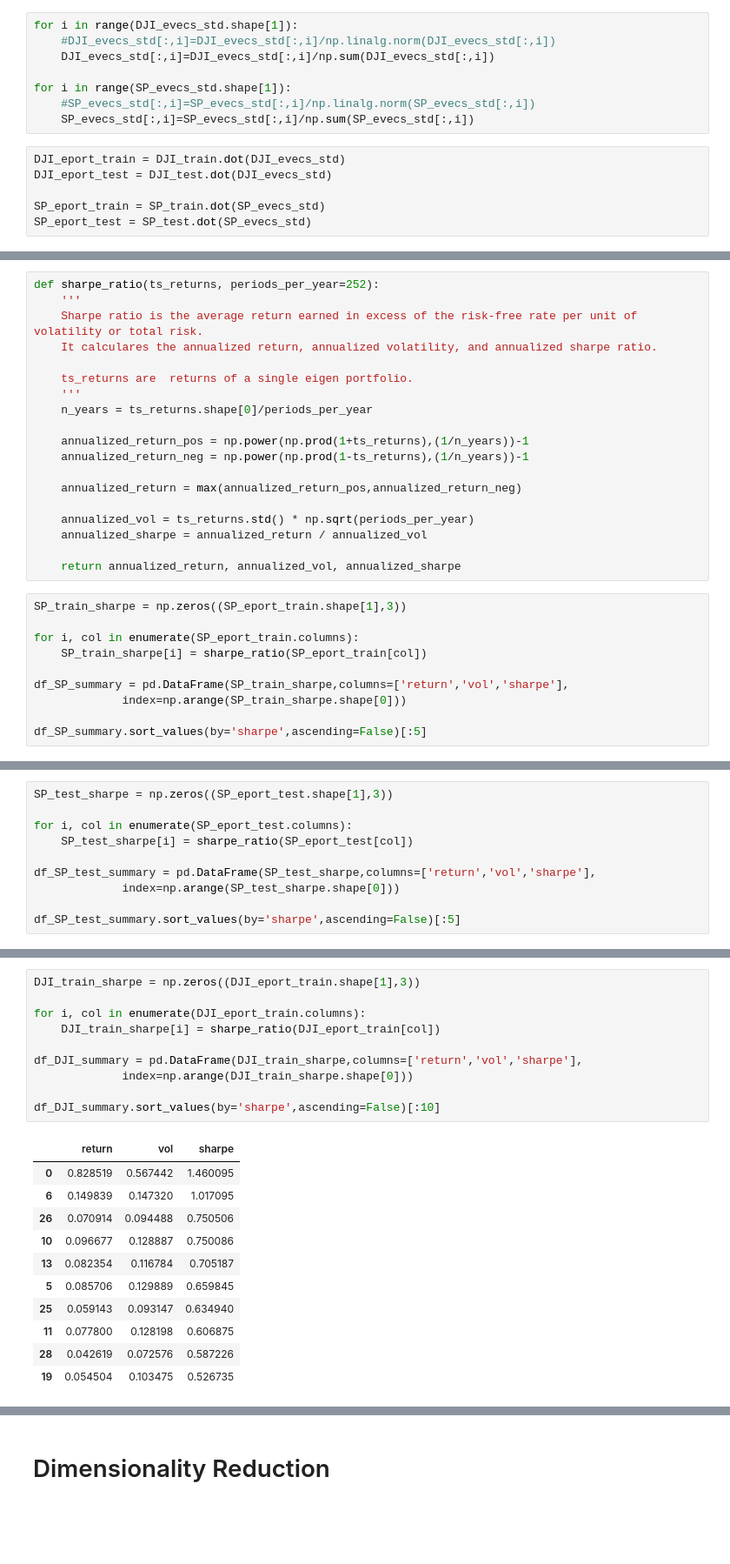
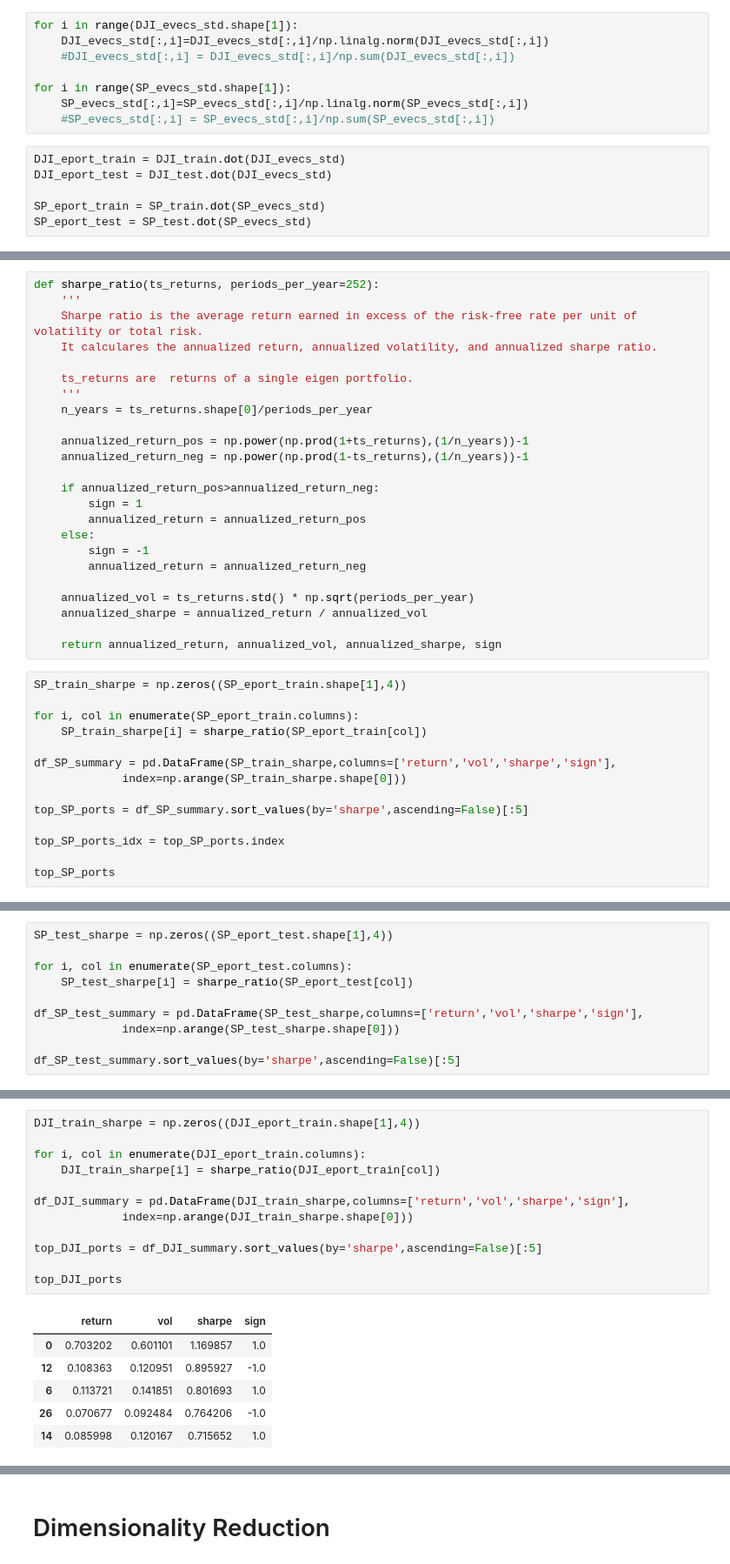
Before and after one commit to david-meltzer/ML_finance, a Jupyter notebook: personal/Eigenportfolios.ipynb, the cells around one changed output, grey strips where cells are left out. Shown at 87% size. Cells and saved outputs as stored; diff of their text form; blank space fills up the shorter version.

```diff
--- a/personal/Eigenportfolios.ipynb
+++ b/personal/Eigenportfolios.ipynb
@@ -433,12 +414,12 @@ np.allclose((SP_train.dot(SP_evecs_std)).corr().values,
 True
 # %%
 for i in range(DJI_evecs_std.shape[1]):
-    #DJI_evecs_std[:,i]=DJI_evecs_std[:,i]/np.linalg.norm(DJI_evecs_std[:,i])
-    DJI_evecs_std[:,i]=DJI_evecs_std[:,i]/np.sum(DJI_evecs_std[:,i])
+    DJI_evecs_std[:,i]=DJI_evecs_std[:,i]/np.linalg.norm(DJI_evecs_std[:,i])
+    #DJI_evecs_std[:,i] = DJI_evecs_std[:,i]/np.sum(DJI_evecs_std[:,i])
 
 for i in range(SP_evecs_std.shape[1]):
-    #SP_evecs_std[:,i]=SP_evecs_std[:,i]/np.linalg.norm(SP_evecs_std[:,i])
-    SP_evecs_std[:,i]=SP_evecs_std[:,i]/np.sum(SP_evecs_std[:,i])
+    SP_evecs_std[:,i]=SP_evecs_std[:,i]/np.linalg.norm(SP_evecs_std[:,i])
+    #SP_evecs_std[:,i] = SP_evecs_std[:,i]/np.sum(SP_evecs_std[:,i])
 # %%
 DJI_eport_train = DJI_train.dot(DJI_evecs_std)
 DJI_eport_test = DJI_test.dot(DJI_evecs_std)
@@ -458,20 +466,29 @@ def sharpe_ratio(ts_returns, periods_per_year=252):
     annualized_return_pos = np.power(np.prod(1+ts_returns),(1/n_years))-1
     annualized_return_neg = np.power(np.prod(1-ts_returns),(1/n_years))-1
 
-    annualized_return = max(annualized_return_pos,annualized_return_neg)
+    if annualized_return_pos>annualized_return_neg:
+        sign = 1
+        annualized_return = annualized_return_pos
+    else:
+        sign = -1
+        annualized_return = annualized_return_neg
 
     annualized_vol = ts_returns.std() * np.sqrt(periods_per_year)
     annualized_sharpe = annualized_return / annualized_vol
 
-    return annualized_return, annualized_vol, annualized_sharpe
+    return annualized_return, annualized_vol, annualized_sharpe, sign
 # %%
-SP_train_sharpe = np.zeros((SP_eport_train.shape[1],3))
+SP_train_sharpe = np.zeros((SP_eport_train.shape[1],4))
 
 for i, col in enumerate(SP_eport_train.columns):
     SP_train_sharpe[i] = sharpe_ratio(SP_eport_train[col])
 
-df_SP_summary = pd.DataFrame(SP_train_sharpe,columns=['return','vol','sharpe'],
+df_SP_summary = pd.DataFrame(SP_train_sharpe,columns=['return','vol','sharpe','sign'],
              index=np.arange(SP_train_sharpe.shape[0]))
 
-df_SP_summary.sort_values(by='sharpe',ascending=False)[:5]
+top_SP_ports = df_SP_summary.sort_values(by='sharpe',ascending=False)[:5]
+
+top_SP_ports_idx = top_SP_ports.index
+
+top_SP_ports
 # %% [output]
@@ -484,10 +501,10 @@ df_SP_summary.sort_values(by='sharpe',ascending=False)[:5]
 # %%
-SP_test_sharpe = np.zeros((SP_eport_test.shape[1],3))
+SP_test_sharpe = np.zeros((SP_eport_test.shape[1],4))
 
 for i, col in enumerate(SP_eport_test.columns):
     SP_test_sharpe[i] = sharpe_ratio(SP_eport_test[col])
 
-df_SP_test_summary = pd.DataFrame(SP_test_sharpe,columns=['return','vol','sharpe'],
+df_SP_test_summary = pd.DataFrame(SP_test_sharpe,columns=['return','vol','sharpe','sign'],
              index=np.arange(SP_test_sharpe.shape[0]))
 
 df_SP_test_summary.sort_values(by='sharpe',ascending=False)[:5]
@@ -501,23 +518,20 @@ df_SP_test_summary.sort_values(by='sharpe',ascending=False)[:5]
 # %%
-DJI_train_sharpe = np.zeros((DJI_eport_train.shape[1],3))
+DJI_train_sharpe = np.zeros((DJI_eport_train.shape[1],4))
 
 for i, col in enumerate(DJI_eport_train.columns):
     DJI_train_sharpe[i] = sharpe_ratio(DJI_eport_train[col])
 
-df_DJI_summary = pd.DataFrame(DJI_train_sharpe,columns=['return','vol','sharpe'],
+df_DJI_summary = pd.DataFrame(DJI_train_sharpe,columns=['return','vol','sharpe','sign'],
              index=np.arange(DJI_train_sharpe.shape[0]))
 
-df_DJI_summary.sort_values(by='sharpe',ascending=False)[:10]
+top_DJI_ports = df_DJI_summary.sort_values(by='sharpe',ascending=False)[:5]
+
+top_DJI_ports
 # %% [output]
-|  | return | vol | sharpe |
-| 0 | 0.828519 | 0.567442 | 1.460095 |
-| 6 | 0.149839 | 0.147320 | 1.017095 |
-| 26 | 0.070914 | 0.094488 | 0.750506 |
-| 10 | 0.096677 | 0.128887 | 0.750086 |
-| 13 | 0.082354 | 0.116784 | 0.705187 |
-| 5 | 0.085706 | 0.129889 | 0.659845 |
-| 25 | 0.059143 | 0.093147 | 0.634940 |
-| 11 | 0.077800 | 0.128198 | 0.606875 |
-| 28 | 0.042619 | 0.072576 | 0.587226 |
-| 19 | 0.054504 | 0.103475 | 0.526735 |
+|  | return | vol | sharpe | sign |
+| 0 | 0.703202 | 0.601101 | 1.169857 | 1.0 |
+| 12 | 0.108363 | 0.120951 | 0.895927 | -1.0 |
+| 6 | 0.113721 | 0.141851 | 0.801693 | 1.0 |
+| 26 | 0.070677 | 0.092484 | 0.764206 | -1.0 |
+| 14 | 0.085998 | 0.120167 | 0.715652 | 1.0 |
 # %%
```
Also changed, not shown: parts of 43 cells of this notebook, 3 other files.
